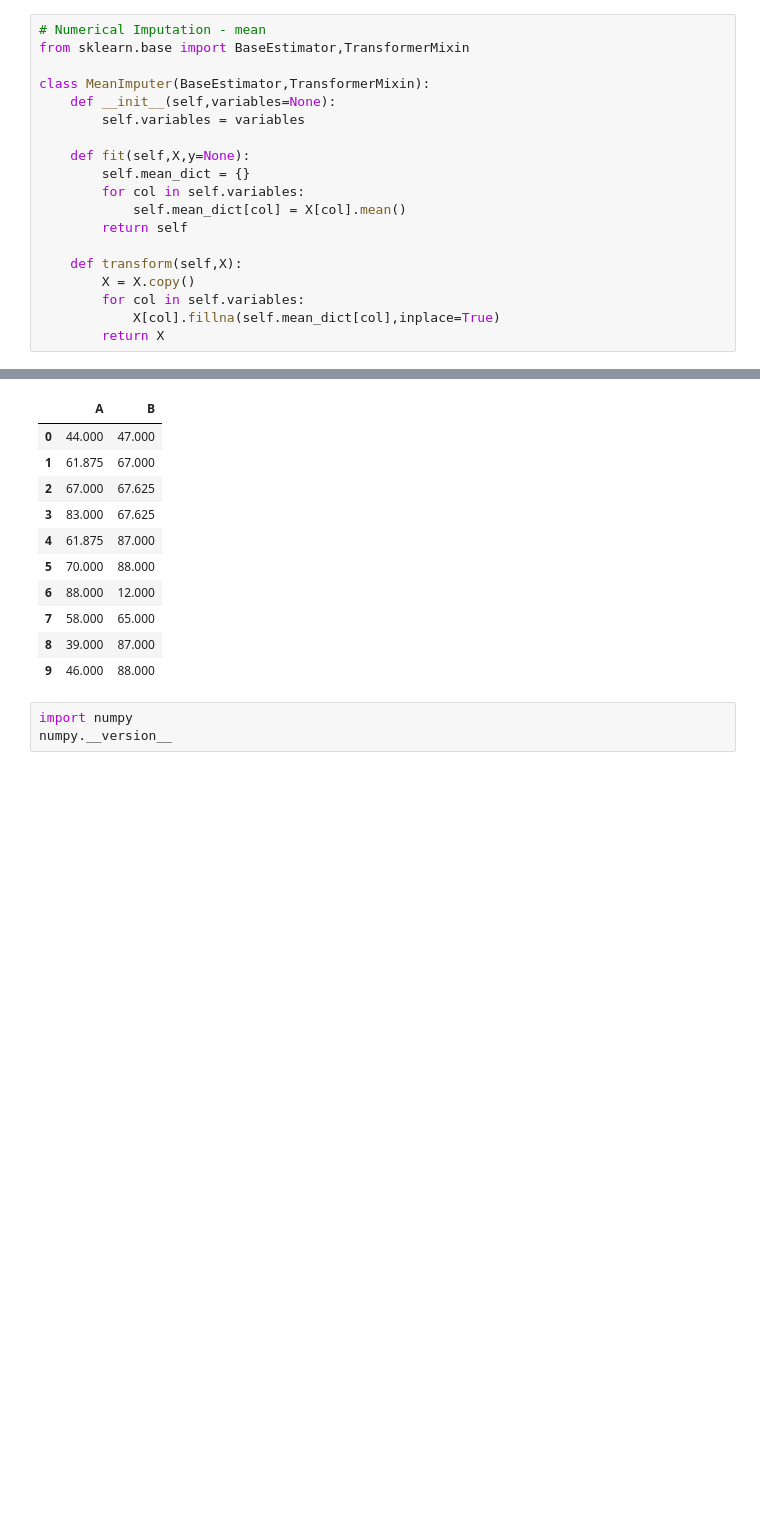
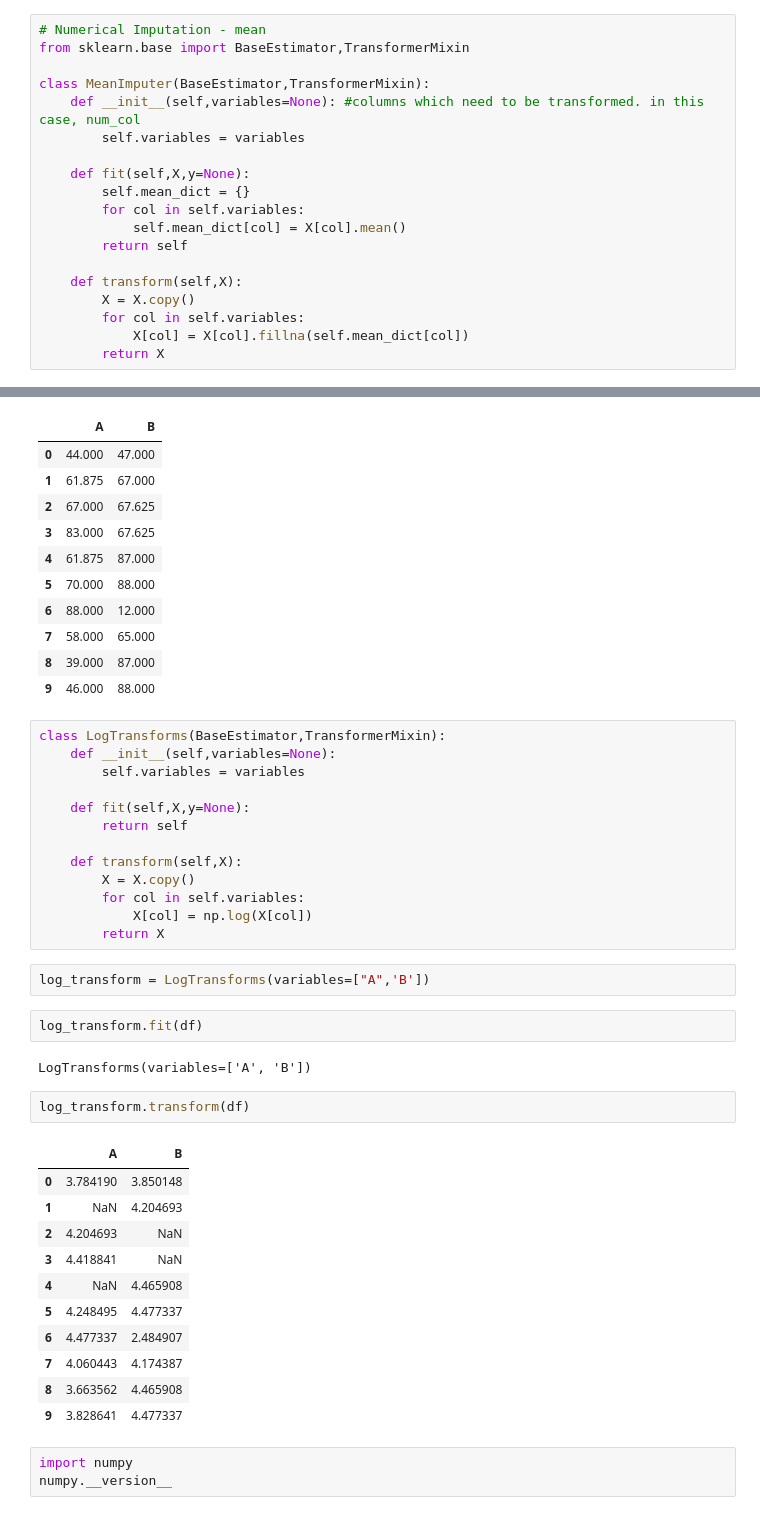
Before and after one commit to dkm1902/Complete-MLOps-BootCamp, a Jupyter notebook: Packaging-ML-Model/Experiments/Loan-Experiment-Data-Scientist.ipynb, the cells around one changed output, grey strips where cells are left out. Cells and saved outputs as stored; diff of their text form; blank space fills up the shorter version.

```diff
--- a/Packaging-ML-Model/Experiments/Loan-Experiment-Data-Scientist.ipynb
+++ b/Packaging-ML-Model/Experiments/Loan-Experiment-Data-Scientist.ipynb
@@ -513,7 +516,7 @@ class DemoTransformer(BaseEstimator,TransformerMixin):
 from sklearn.base import BaseEstimator,TransformerMixin
 
 class MeanImputer(BaseEstimator,TransformerMixin):
-    def __init__(self,variables=None):
+    def __init__(self,variables=None): #columns which need to be transformed. in this case, num_col
         self.variables = variables
 
     def fit(self,X,y=None):
@@ -525,7 +528,7 @@ class MeanImputer(BaseEstimator,TransformerMixin):
     def transform(self,X):
         X = X.copy()
         for col in self.variables:
-            X[col].fillna(self.mean_dict[col],inplace=True)
+            X[col] = X[col].fillna(self.mean_dict[col])
         return X
 # %%
 np.random.seed(0)
@@ -577,6 +580,39 @@ mean_imputer.transform(df)
 | 7 | 58.000 | 65.000 |
 | 8 | 39.000 | 87.000 |
 | 9 | 46.000 | 88.000 |
+# %%
+class LogTransforms(BaseEstimator,TransformerMixin):
+    def __init__(self,variables=None):
+        self.variables = variables
+
+    def fit(self,X,y=None):
+        return self
+
+    def transform(self,X):
+        X = X.copy()
+        for col in self.variables:
+            X[col] = np.log(X[col])
+        return X
+# %%
+log_transform = LogTransforms(variables=["A",'B'])
+# %%
+log_transform.fit(df)
+# %% [output]
+LogTransforms(variables=['A', 'B'])
+# %%
+log_transform.transform(df)
+# %% [output]
+|  | A | B |
+| 0 | 3.784190 | 3.850148 |
+| 1 | NaN | 4.204693 |
+| 2 | 4.204693 | NaN |
+| 3 | 4.418841 | NaN |
+| 4 | NaN | 4.465908 |
+| 5 | 4.248495 | 4.477337 |
+| 6 | 4.477337 | 2.484907 |
+| 7 | 4.060443 | 4.174387 |
+| 8 | 3.663562 | 4.465908 |
+| 9 | 3.828641 | 4.477337 |
 # %%
 import numpy
 numpy.__version__
```
Also changed, not shown: parts of 7 cells of this notebook, 2 other files.
